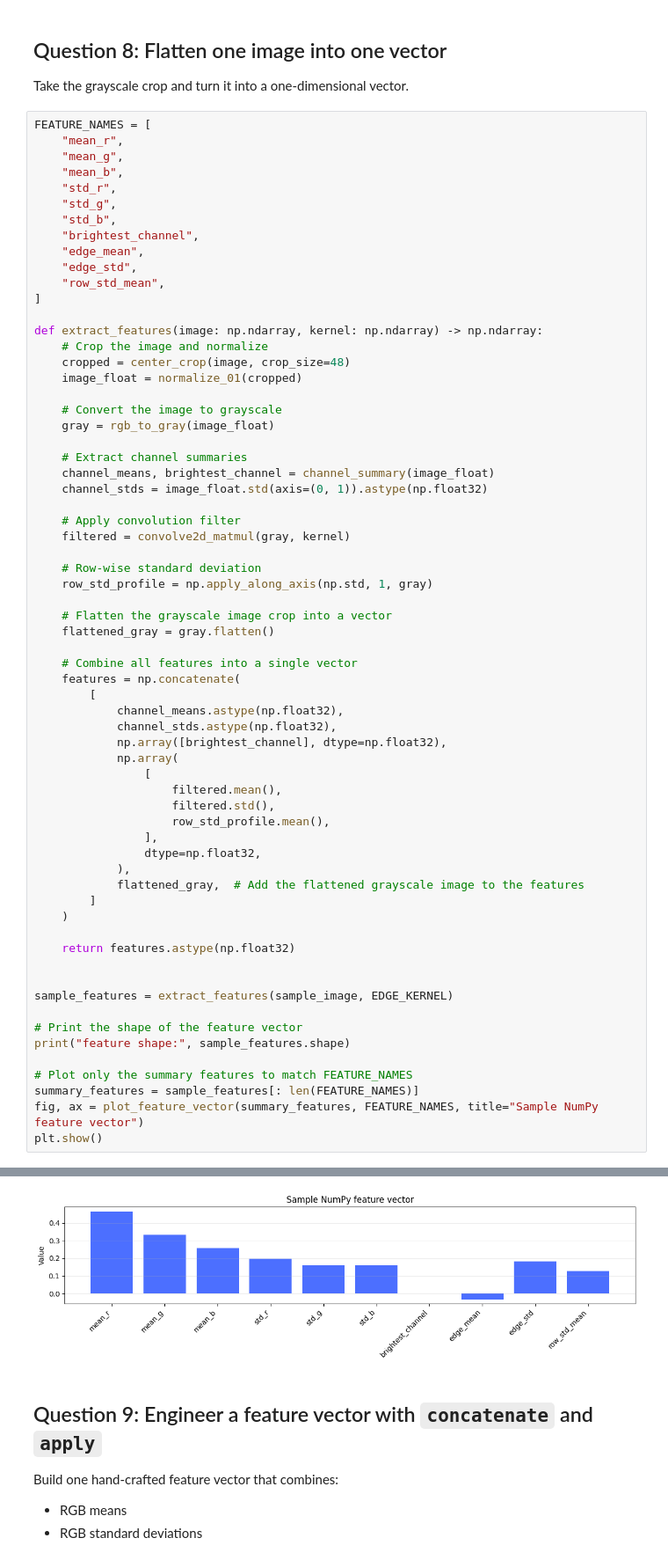
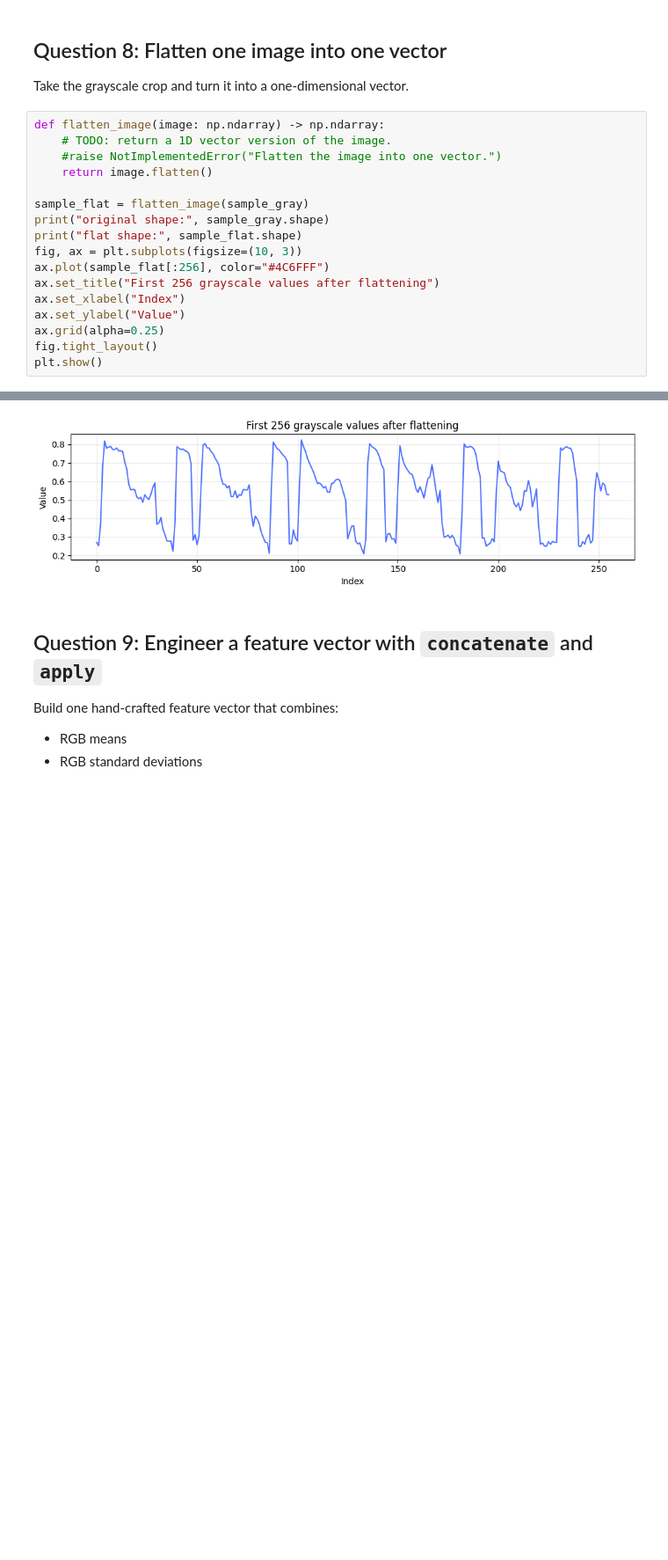
Before and after one commit to vgu-dsai-2026/lab-1-numpy-Vinhk7, a Jupyter notebook: notebook.ipynb, the cells around one changed output, grey strips where cells are left out. Shown at 88% size. Drawn from its saved outputs; the diff is of its cells as text; blank space fills up the shorter version.

```diff
--- a/notebook.ipynb
+++ b/notebook.ipynb
@@ -527,68 +381,20 @@ filtered shape: (64, 64)
 
 Take the grayscale crop and turn it into a one-dimensional vector.
 # %%
-FEATURE_NAMES = [
-    "mean_r",
-    "mean_g",
-    "mean_b",
-    "std_r",
-    "std_g",
-    "std_b",
-    "brightest_channel",
-    "edge_mean",
-    "edge_std",
-    "row_std_mean",
-]
+def flatten_image(image: np.ndarray) -> np.ndarray:
+    # TODO: return a 1D vector version of the image.
+    #raise NotImplementedError("Flatten the image into one vector.")
+    return image.flatten()
 
-def extract_features(image: np.ndarray, kernel: np.ndarray) -> np.ndarray:
-    # Crop the image and normalize
-    cropped = center_crop(image, crop_size=48)
-    image_float = normalize_01(cropped)
-
-    # Convert the image to grayscale
-    gray = rgb_to_gray(image_float)
-
-    # Extract channel summaries
-    channel_means, brightest_channel = channel_summary(image_float)
-    channel_stds = image_float.std(axis=(0, 1)).astype(np.float32)
-
-    # Apply convolution filter
-    filtered = convolve2d_matmul(gray, kernel)
-
-    # Row-wise standard deviation
-    row_std_profile = np.apply_along_axis(np.std, 1, gray)
-
-    # Flatten the grayscale image crop into a vector
-    flattened_gray = gray.flatten()
-
-    # Combine all features into a single vector
-    features = np.concatenate(
-        [
-            channel_means.astype(np.float32),
-            channel_stds.astype(np.float32),
-            np.array([brightest_channel], dtype=np.float32),
-            np.array(
-                [
-                    filtered.mean(),
-                    filtered.std(),
-                    row_std_profile.mean(),
-                ],
-                dtype=np.float32,
-            ),
-            flattened_gray,  # Add the flattened grayscale image to the features
-        ]
-    )
-
-    return features.astype(np.float32)
-
-
-sample_features = extract_features(sample_image, EDGE_KERNEL)
-
-# Print the shape of the feature vector
-print("feature shape:", sample_features.shape)
-
-# Plot only the summary features to match FEATURE_NAMES
-summary_features = sample_features[: len(FEATURE_NAMES)]
-fig, ax = plot_feature_vector(summary_features, FEATURE_NAMES, title="Sample NumPy feature vector")
+sample_flat = flatten_image(sample_gray)
+print("original shape:", sample_gray.shape)
+print("flat shape:", sample_flat.shape)
+fig, ax = plt.subplots(figsize=(10, 3))
+ax.plot(sample_flat[:256], color="#4C6FFF")
+ax.set_title("First 256 grayscale values after flattening")
+ax.set_xlabel("Index")
+ax.set_ylabel("Value")
+ax.grid(alpha=0.25)
+fig.tight_layout()
 plt.show()
 # %% [output]
@@ -596,4 +403,4 @@ feature shape: (2314,)
-[figure, old version]
+[figure, new version]
 # %% [markdown]
 ## Question 9: Engineer a feature vector with `concatenate` and `apply`
 
```
Also changed, not shown: parts of 10 cells of this notebook.
